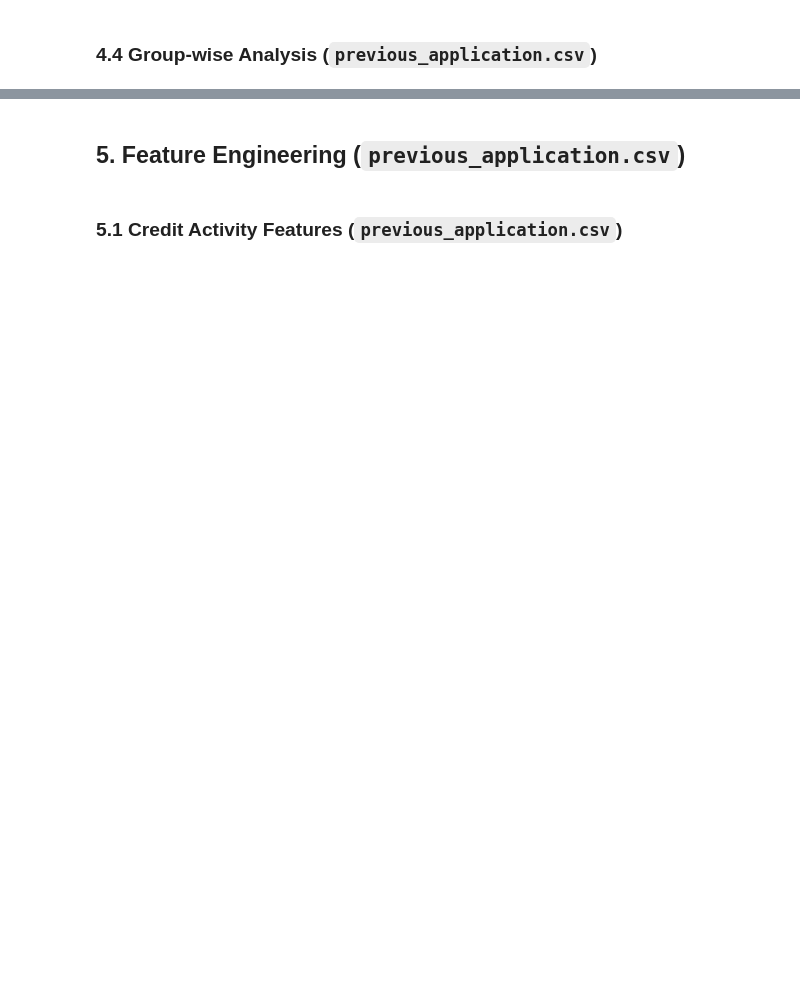
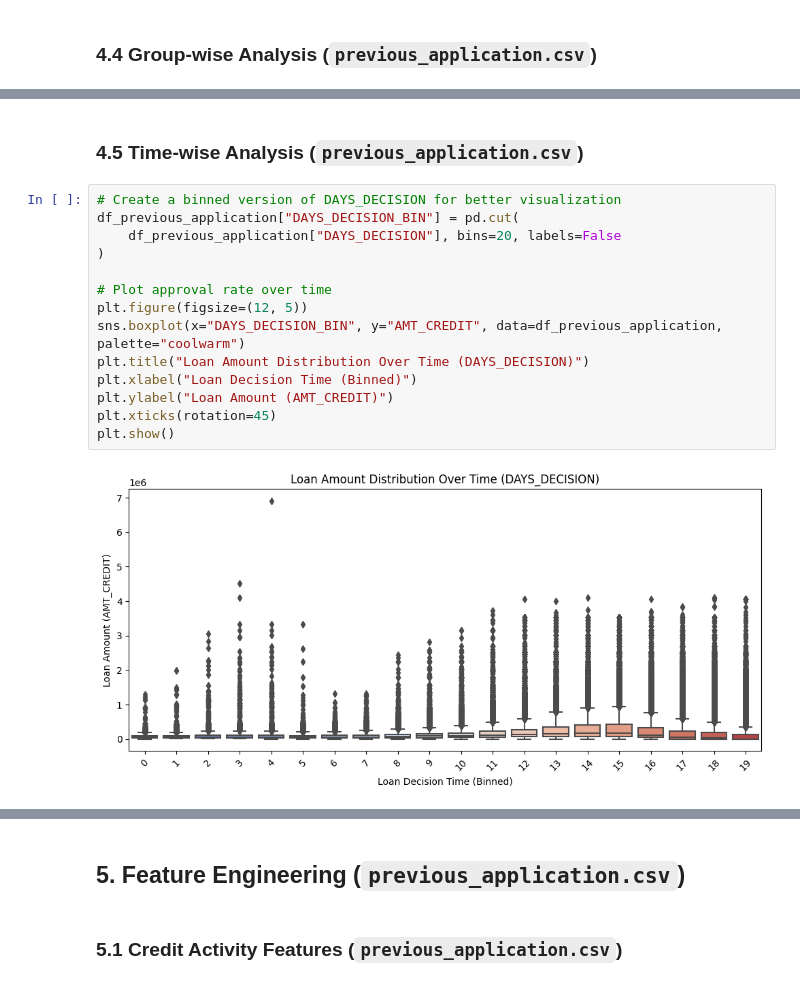
Before and after one commit to ognjenmedic/home-credit-ml-project, a Jupyter notebook: notebooks/previous_application.ipynb, the cells around one changed output, grey strips where cells are left out. Cells and saved outputs as stored; diff of their text form; blank space fills up the shorter version.

```diff
--- a/notebooks/previous_application.ipynb
+++ b/notebooks/previous_application.ipynb
@@ -26,0 +550,18 @@
+# %% [markdown]
+### 4.5 Time-wise Analysis (`previous_application.csv`)
+# %%
+# Create a binned version of DAYS_DECISION for better visualization
+df_previous_application["DAYS_DECISION_BIN"] = pd.cut(
+    df_previous_application["DAYS_DECISION"], bins=20, labels=False
+)
+
+# Plot approval rate over time
+plt.figure(figsize=(12, 5))
+sns.boxplot(x="DAYS_DECISION_BIN", y="AMT_CREDIT", data=df_previous_application, palette="coolwarm")
+plt.title("Loan Amount Distribution Over Time (DAYS_DECISION)")
+plt.xlabel("Loan Decision Time (Binned)")
+plt.ylabel("Loan Amount (AMT_CREDIT)")
+plt.xticks(rotation=45)
+plt.show()
+# %% [output]
+[figure, added]
```
Also changed, not shown: parts of 51 cells of this notebook, 3 other files.
